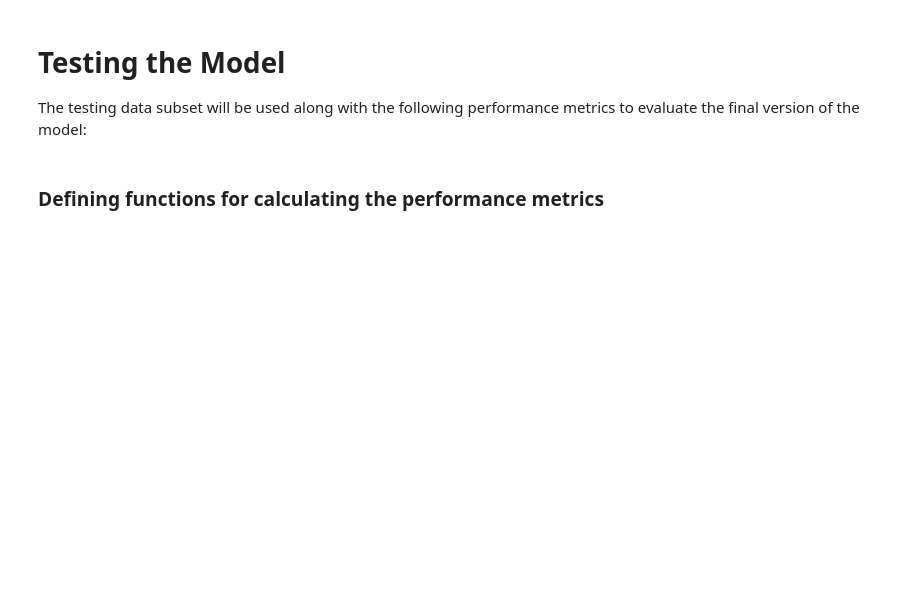
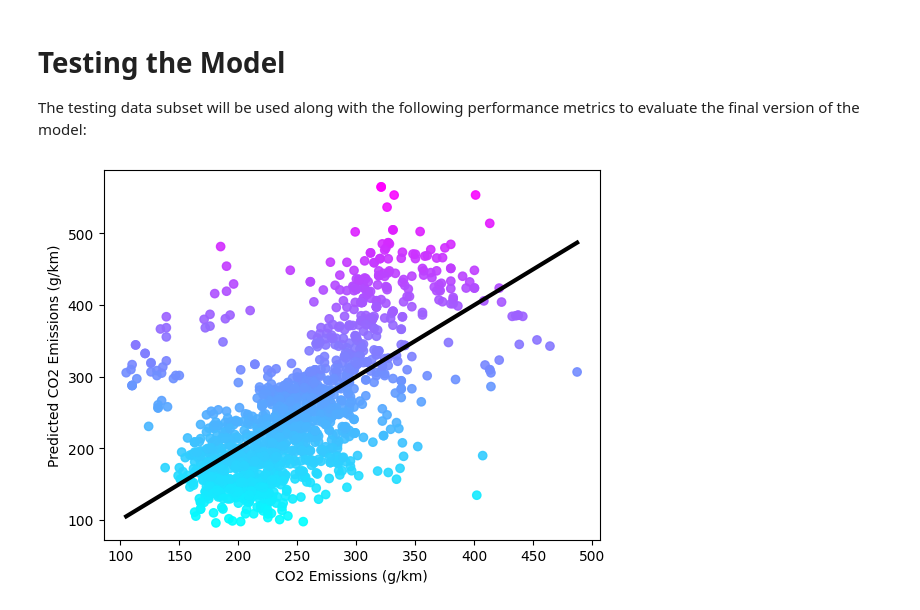
Before and after one commit to timid-angel/co2-emissions-prediction-model, a Jupyter notebook: Linear_Regression.ipynb, the cells around one changed output. Drawn from its saved outputs; the diff is of its cells as text; code cells hidden in the pictures; blank space fills up the shorter version.

```diff
--- a/Linear_Regression.ipynb
+++ b/Linear_Regression.ipynb
@@ -147,22 +203,13 @@ Name: CO2 Emissions(g/km), Length: 4431, dtype: int64
 for model in models:
     model.fit(conv_train_x, conv_train_y)
 # %%
-# Run the tests for each model
-def root_mean_squared(real_values, predicted_values) -> float:
-    ms = 0
-    for i in range(len(real_values)):
-        ms += pow(real_values[i] - predicted_values[i], 2)
-
-    ms /= len(real_values)
-    return pow(ms, 0.5)
-
 conv_validation_x = validation_x.values.tolist()
 conv_validation_y = list(validation_y)
 
 rms_scores = [0] * len(models)
 for i, model in enumerate(models):
     print(f" | Running validation tests for model #{i+1}")
-    rms_scores[i] = root_mean_squared(conv_validation_y, model.predict(conv_validation_x))
+    rms_scores[i] = root_mean_squared_error(conv_validation_y, model.predict(conv_validation_x))
     print(f" | Model #{i+1} scored an RMS value of: {round(rms_scores[i], 2)}")
 
 best_model_index = 0
@@ -218,5 +228,15 @@ for i, feature in enumerate(data_x.columns):
 # Testing the Model
 
 The testing data subset will be used along with the following performance metrics to evaluate the final version of the model:
-# %% [markdown]
-### Defining functions for calculating the performance metrics
+# %%
+predictions = best_model.predict(test_x.values.tolist())
+value_range = [test_y.min(), test_y.max()]
+
+# compare the predicted values and the actual values
+plt.scatter(list(test_y), predictions, c=predictions, cmap="cool", alpha=0.9)
+plt.plot(value_range, value_range, lw="3", color="black")
+plt.xlabel("CO2 Emissions (g/km)")
+plt.ylabel("Predicted CO2 Emissions (g/km)")
+plt.show()
+# %% [output]
+[figure, added]
```
Also changed, not shown: parts of 13 cells of this notebook.
